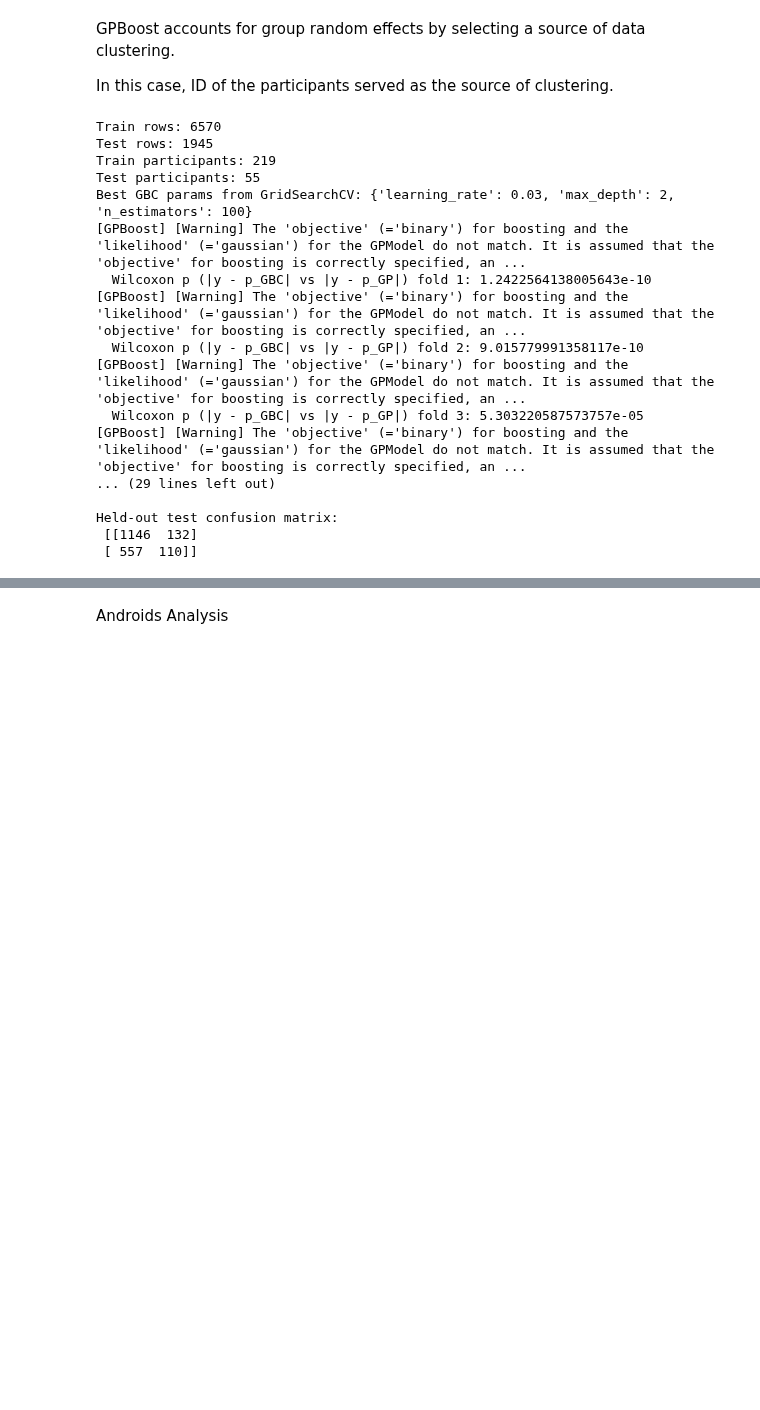
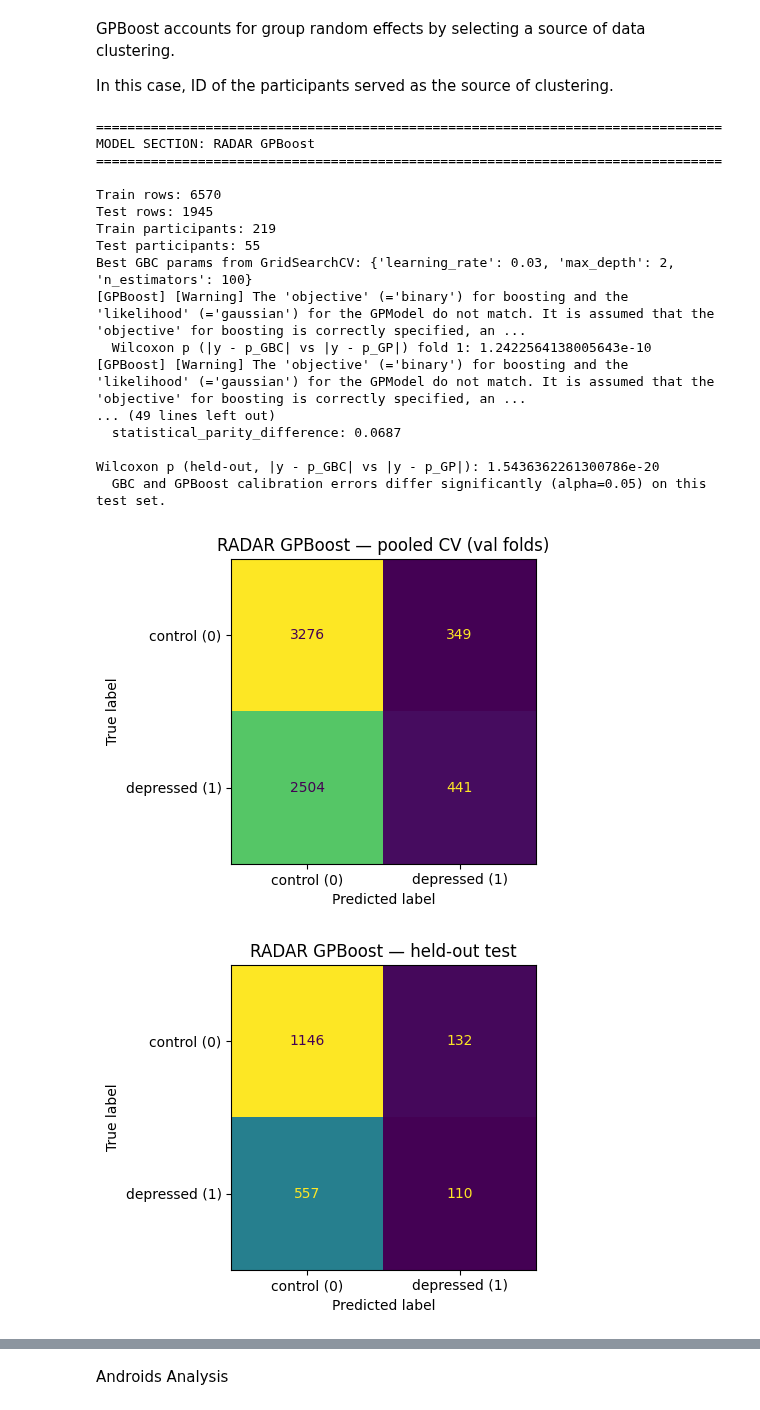
Before and after one commit to JanUher/ASMHI-Research-Project, a Jupyter notebook: notebooks/Models/Gradient_Boosting copy.ipynb, the cells around one changed output, grey strips where cells are left out. Saved outputs shown, nothing was run; the diff lists cells and outputs as text; code cells hidden in the pictures; blank space fills up the shorter version.

```diff
--- a/notebooks/Models/Gradient_Boosting copy.ipynb
+++ b/notebooks/Models/Gradient_Boosting copy.ipynb
@@ -606,6 +1298,8 @@ from scipy.stats import wilcoxon
 # -----------------------------
 # Load and prepare data
 # -----------------------------
+log_model_section("RADAR GPBoost")
+
 df = pd.read_csv(dataset)
 
 feature_cols = df.iloc[:, 12:-1].columns.tolist()
@@ -783,6 +1477,16 @@ test_summary_df = pd.DataFrame([{
 print("\nHeld-out test results:")
 print(test_summary_df)
 
+test_subgroups = make_subgroup_frame(df.iloc[test_idx])
+print_subgroup_results(
+    "RADAR GPBoost",
+    y_test,
+    test_preds,
+    test_proba,
+    test_subgroups,
+    df.iloc[test_idx],
+)
+
 gbc_test = GradientBoostingClassifier(
     **best_gbc_params, random_state=42
 )
@@ -798,38 +1502,67 @@ print("\nWilcoxon p (held-out, |y - p_GBC| vs |y - p_GP|):", w_held)
 if w_held < 0.05:
     print("  GBC and GPBoost calibration errors differ significantly (alpha=0.05) on this test set.")
 else:
     print("  No significant difference between GBC and GPBoost at alpha=0.05 (difference may be chance / test-set specific).")
 
 # -----------------------------
 # Confusion matrices (GPBoost predictions)
 # -----------------------------
 cm_cv = confusion_matrix_for_display(
     cv_y_true,
     cv_y_pred,
     title="RADAR GPBoost — pooled CV (val folds)",
 )
 cm_test = confusion_matrix_for_display(
     y_test,
     test_preds,
     title="RADAR GPBoost — held-out test",
 )
 print("\nPooled CV confusion matrix:\n", cm_cv)
 print("\nHeld-out test confusion matrix:\n", cm_test)
+
+record_standard_model_outputs(
+    "RADAR GPBoost",
+    split_info={
+        "train_rows": len(train_idx),
+        "test_rows": len(test_idx),
+        "train_participants": len(np.unique(groups_train)),
+        "test_participants": len(np.unique(groups_test)),
+    },
+    best_params=best_gbc_params,
+    cv_folds=fold_results_df,
+    cv_summary=cv_summary_df,
+    test_summary=test_summary_df,
+    wilcoxon={"held_out_gbc_vs_gpboost": w_held},
+    confusion_matrices={"cv_pooled": cm_cv, "held_out_test": cm_test},
+)
+
+run_shap_lime_explanations(
+    "RADAR GPBoost",
+    gpbst_final,
+    X_train_full,
+    X_test,
+    feature_cols,
+    mode="classification",
+    gpboost_reference=X_test,
+    gpboost_groups=groups_test,
+)
 # %% [output]
+================================================================================
+MODEL SECTION: RADAR GPBoost
+================================================================================
+
 Train rows: 6570
 Test rows: 1945
 Train participants: 219
 Test participants: 55
 Best GBC params from GridSearchCV: {'learning_rate': 0.03, 'max_depth': 2, 'n_estimators': 100}
 [GPBoost] [Warning] The 'objective' (='binary') for boosting and the 'likelihood' (='gaussian') for the GPModel do not match. It is assumed that the 'objective' for boosting is correctly specified, an ...
   Wilcoxon p (|y - p_GBC| vs |y - p_GP|) fold 1: 1.2422564138005643e-10
 [GPBoost] [Warning] The 'objective' (='binary') for boosting and the 'likelihood' (='gaussian') for the GPModel do not match. It is assumed that the 'objective' for boosting is correctly specified, an ...
-  Wilcoxon p (|y - p_GBC| vs |y - p_GP|) fold 2: 9.015779991358117e-10
-[GPBoost] [Warning] The 'objective' (='binary') for boosting and the 'likelihood' (='gaussian') for the GPModel do not match. It is assumed that the 'objective' for boosting is correctly specified, an ...
-  Wilcoxon p (|y - p_GBC| vs |y - p_GP|) fold 3: 5.303220587573757e-05
-[GPBoost] [Warning] The 'objective' (='binary') for boosting and the 'likelihood' (='gaussian') for the GPModel do not match. It is assumed that the 'objective' for boosting is correctly specified, an ...
-... (29 lines left out)
+... (49 lines left out)
+  statistical_parity_difference: 0.0687
 
-Held-out test confusion matrix:
- [[1146  132]
- [ 557  110]]
+Wilcoxon p (held-out, |y - p_GBC| vs |y - p_GP|): 1.5436362261300786e-20
+  GBC and GPBoost calibration errors differ significantly (alpha=0.05) on this test set.
+[figure, added]
+[figure, added]
```
Also changed, not shown: parts of 8 cells of this notebook, 39 other files.
